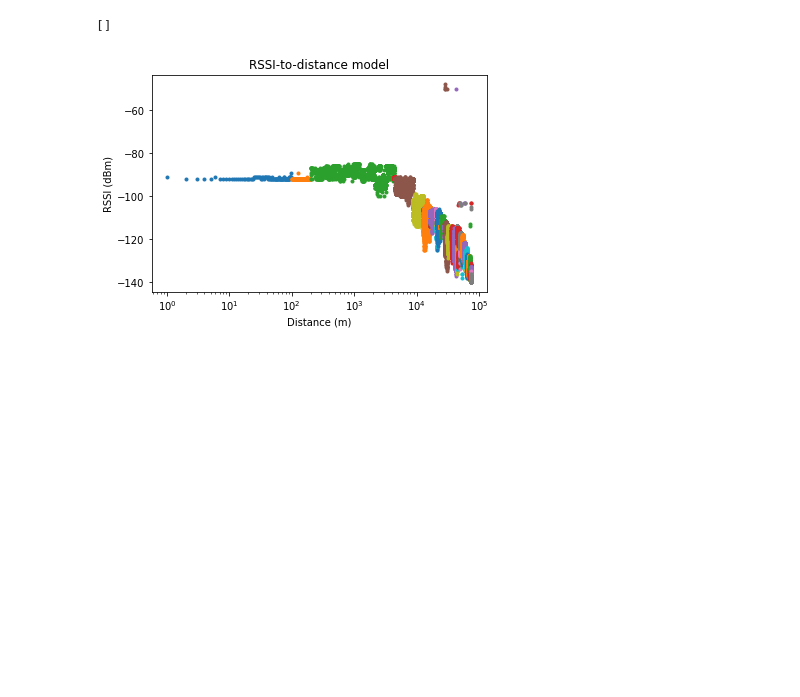
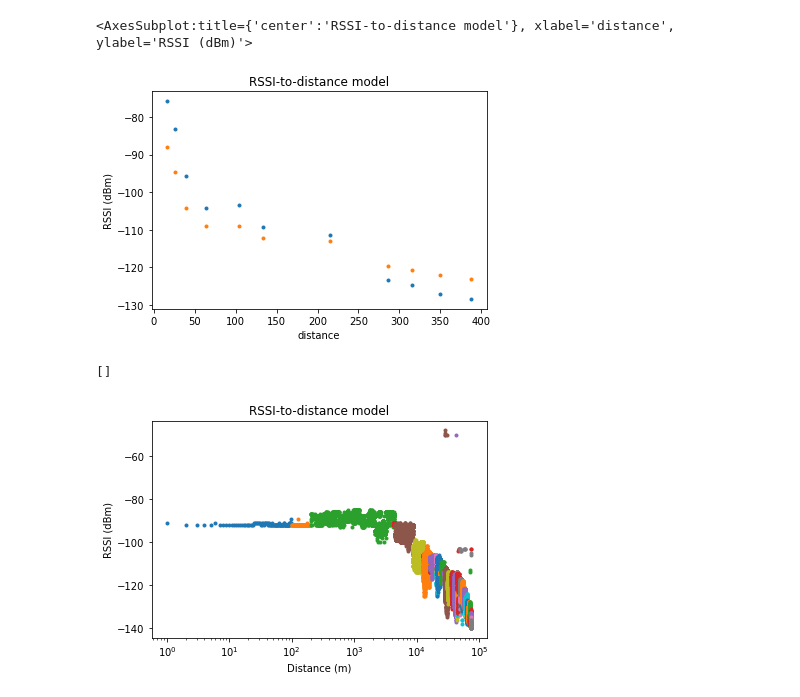
Before and after one commit to animusdeoTech/rssi_ranging, a Jupyter notebook: data_analysis/data_analysis.ipynb, the cells around one changed output. Drawn from its saved outputs; the diff is of its cells as text; code cells hidden in the pictures; blank space fills up the shorter version.

```diff
--- a/data_analysis/data_analysis.ipynb
+++ b/data_analysis/data_analysis.ipynb
@@ -63,3 +62,51 @@ df2.plot(style=".")
+# %%
+path = "/Users/mcintegrated/School/thesis/rssi_ranging/data_analysis/"
+
+conn = sqlite3.connect(path + "rssi_1.db")
+rssi_1_exp4 = g(pd.read_sql("SELECT * from exp4", conn))
+rssi_1_exp5 = g(pd.read_sql("SELECT * FROM exp5", conn))
+rssi_1_exp6 = g(pd.read_sql("SELECT * FROM exp6", conn))
+
+
+conn = sqlite3.connect(path + "rssi_2.db")
+rssi_2_exp4 = g(pd.read_sql("SELECT * from exp4", conn))
+rssi_2_exp6 = g(pd.read_sql("SELECT * FROM exp6", conn))
+
+
+conn = sqlite3.connect(path + "rssi_3.db")
+rssi_3_exp4 = g(pd.read_sql("SELECT * from exp4", conn))
+rssi_3_exp6 = g(pd.read_sql("SELECT * FROM exp6", conn))
+
+conn = sqlite3.connect(path + "other_rssi.db")
+rssi_1_exp3 = pd.read_sql("SELECT * from exp3", conn)
+rssi_1_exp3['distance'] = rssi_1_exp3.iloc[:, 1]
+rssi_1_exp3 = rssi_1_exp3.drop(columns=['FLAT', 'FLONG', 'Dist', 'ID'])
+
+
+df = pd.concat([
+#     rssi_1_exp4,
+#     rssi_1_exp5,
+#     rssi_1_exp6,
+#     rssi_2_exp4,
+#     rssi_2_exp6,
+#     rssi_3_exp4,
+    rssi_3_exp6
+])
+df['SUM'] = (df['RSSI'] + df['SNR'])
+
+df2 = df.where(df['SF'] == 9).sort_values(by=['distance'], ignore_index=True).groupby('distance')['SUM'].mean()
+df3 = df.where(df['SF'] == 9).sort_values(by=['distance'], ignore_index=True).groupby('distance')['RSSI'].mean()
+plt.title("RSSI-to-distance model")
+plt.ylabel("RSSI (dBm)")
+plt.xlabel("Distance (m)")
+df2.plot(style=".")
+
+df3.plot(style=".")
+
+# plt.semilogx()
+# %% [output]
+<AxesSubplot:title={'center':'RSSI-to-distance model'}, xlabel='distance', ylabel='RSSI (dBm)'>
+[figure, added]
 # %%
 df = pd.concat([
     rssi_3_exp4,
```
Also changed, not shown: parts of 2 cells of this notebook, 5 other files.
